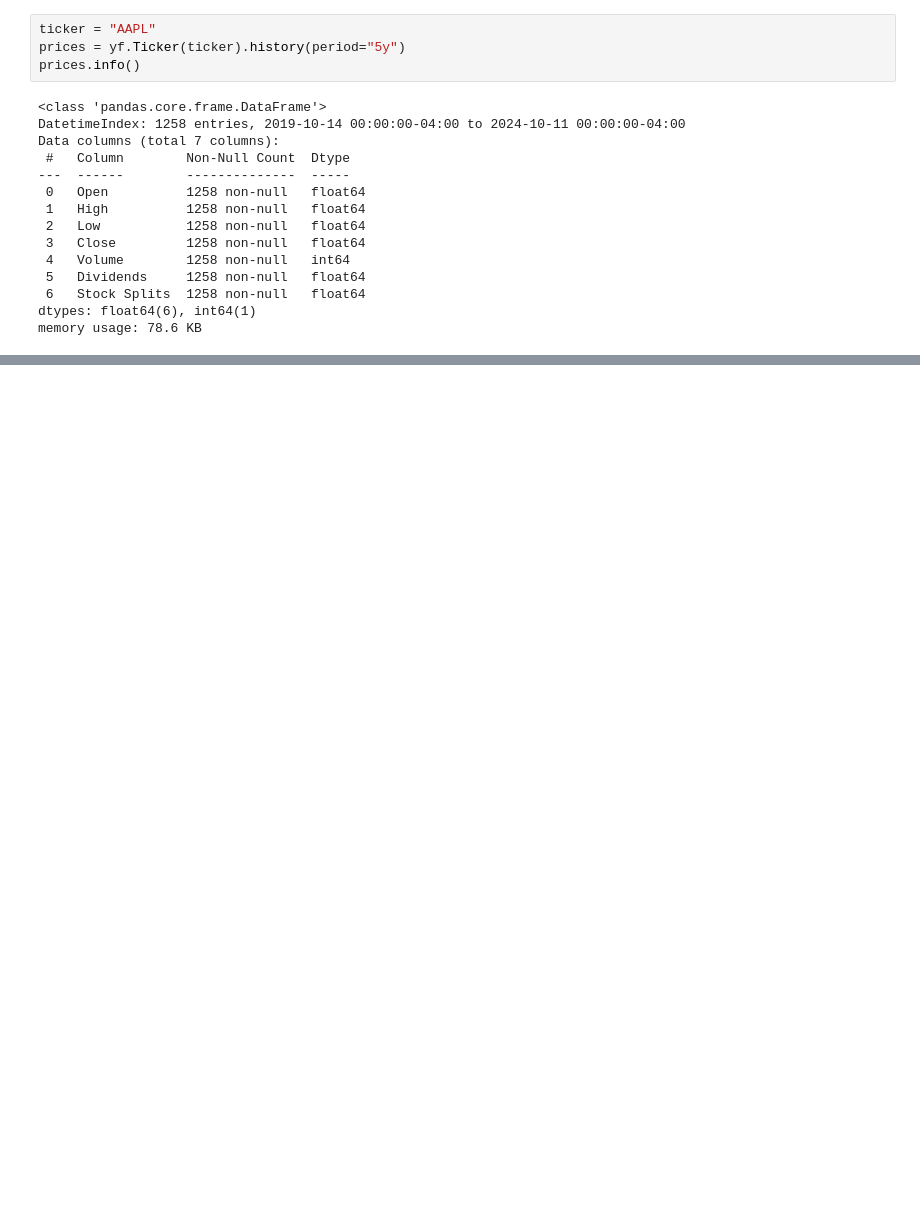
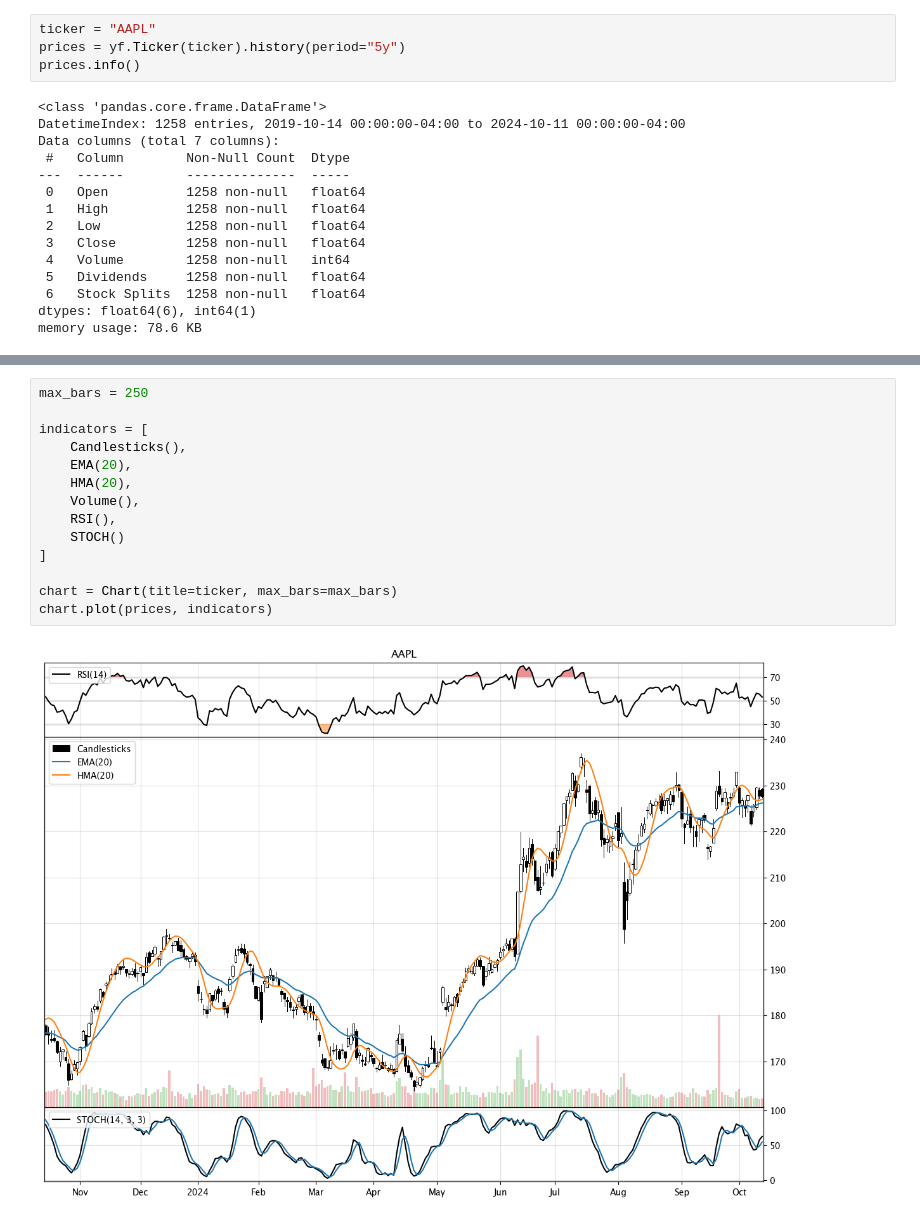
Before and after one commit to furechan/mplchart, a Jupyter notebook: misc/mplchart-tests.ipynb, the cells around one changed output, grey strips where cells are left out. Cells and saved outputs as stored; diff of their text form; blank space fills up the shorter version.

```diff
--- a/misc/mplchart-tests.ipynb
+++ b/misc/mplchart-tests.ipynb
@@ -81 +61,17 @@ get_color composedindicator line
 [figure]
+# %%
+max_bars = 250
+
+indicators = [
+    Candlesticks(),
+    EMA(20),
+    HMA(20),
+    Volume(),
+    RSI(),
+    STOCH()
+]
+
+chart = Chart(title=ticker, max_bars=max_bars)
+chart.plot(prices, indicators)
+# %% [output]
+[figure, added]
```
Also changed, not shown: parts of 3 cells of this notebook, 7 other files.
